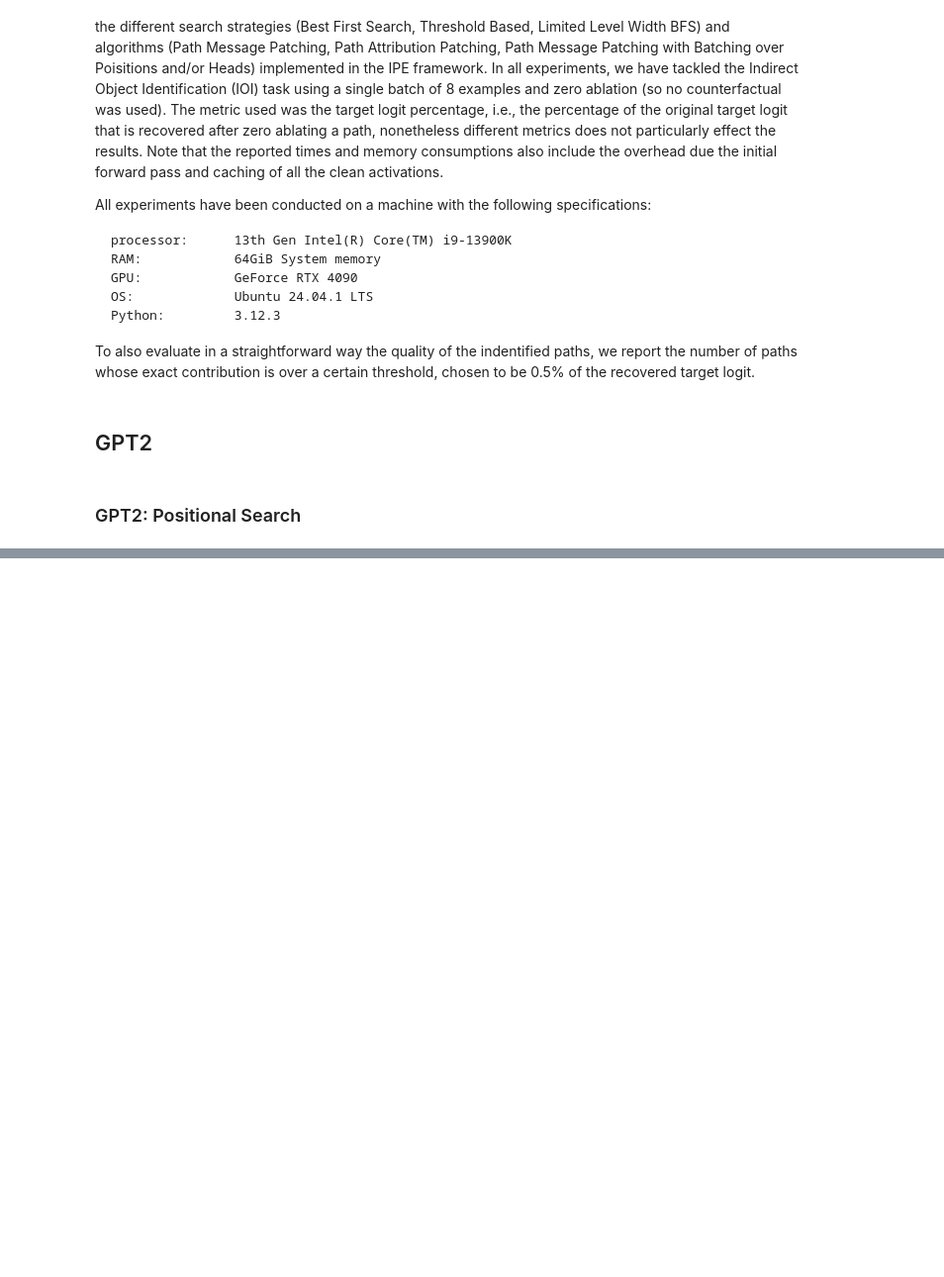
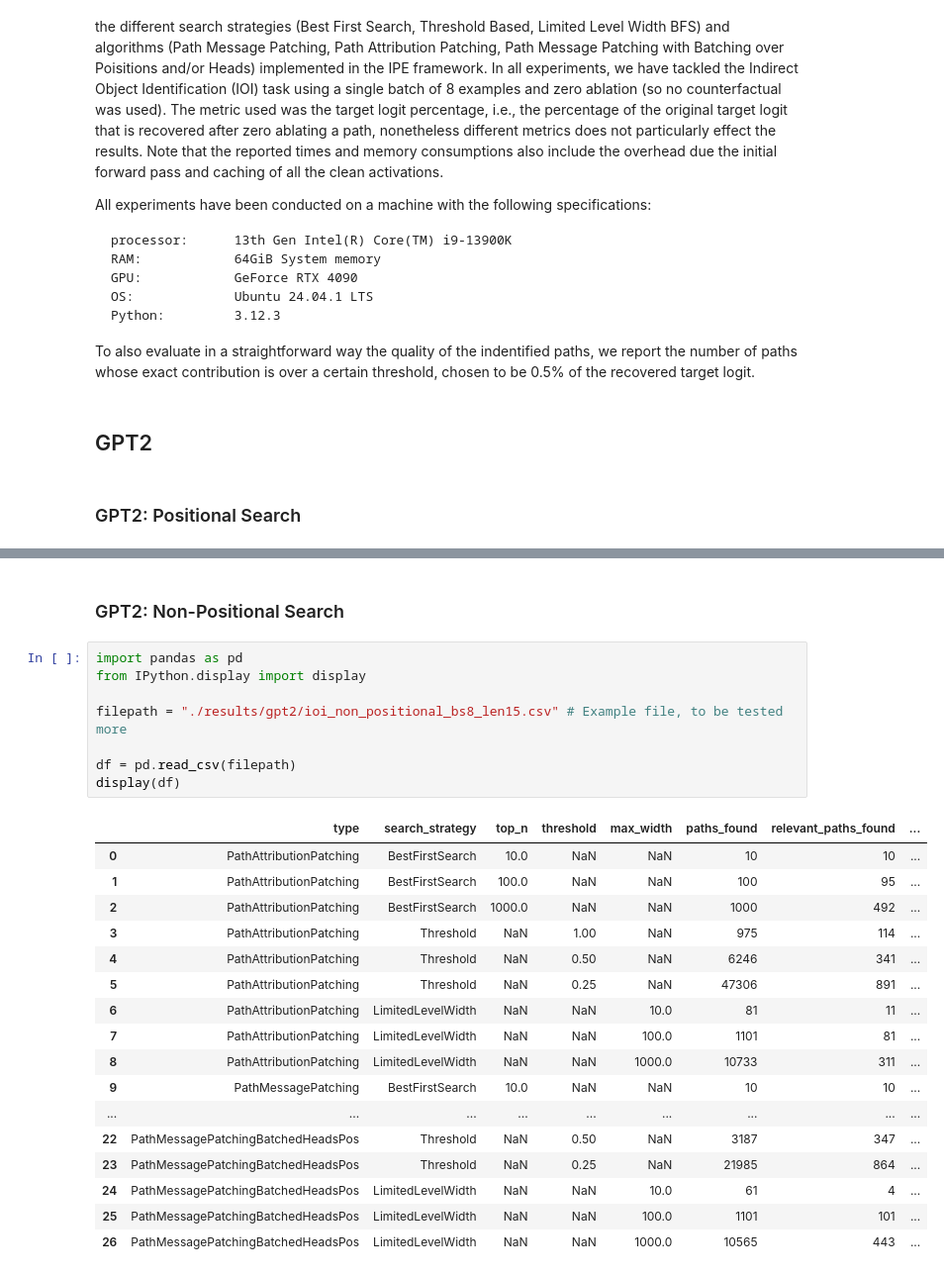
Before and after one commit to andreac01/IPE-LatentCircuitIdentification, a Jupyter notebook: experiments/resource_consumption/result_visualization.ipynb, the cells around one changed output, grey strips where cells are left out. Shown: that part at 99% size. Saved outputs shown, nothing was run; the diff lists cells and outputs as text; blank space fills up the shorter version.

```diff
--- a/experiments/resource_consumption/result_visualization.ipynb
+++ b/experiments/resource_consumption/result_visualization.ipynb
@@ -67,0 +68,28 @@ plot_search_strategy_results(
+# %% [markdown]
+### GPT2: Non-Positional Search
+# %%
+import pandas as pd
+from IPython.display import display
+
+filepath = "./results/gpt2/ioi_non_positional_bs8_len15.csv" # Example file, to be tested more
+
+df = pd.read_csv(filepath)
+display(df)
+# %% [output]
+|  | type | search_strategy | top_n | threshold | max_width | paths_found | relevant_paths_found | ... |
+| 0 | PathAttributionPatching | BestFirstSearch | 10.0 | NaN | NaN | 10 | 10 | ... |
+| 1 | PathAttributionPatching | BestFirstSearch | 100.0 | NaN | NaN | 100 | 95 | ... |
+| 2 | PathAttributionPatching | BestFirstSearch | 1000.0 | NaN | NaN | 1000 | 492 | ... |
+| 3 | PathAttributionPatching | Threshold | NaN | 1.00 | NaN | 975 | 114 | ... |
+| 4 | PathAttributionPatching | Threshold | NaN | 0.50 | NaN | 6246 | 341 | ... |
+| 5 | PathAttributionPatching | Threshold | NaN | 0.25 | NaN | 47306 | 891 | ... |
+| 6 | PathAttributionPatching | LimitedLevelWidth | NaN | NaN | 10.0 | 81 | 11 | ... |
+| 7 | PathAttributionPatching | LimitedLevelWidth | NaN | NaN | 100.0 | 1101 | 81 | ... |
+| 8 | PathAttributionPatching | LimitedLevelWidth | NaN | NaN | 1000.0 | 10733 | 311 | ... |
+| 9 | PathMessagePatching | BestFirstSearch | 10.0 | NaN | NaN | 10 | 10 | ... |
+| ... | ... | ... | ... | ... | ... | ... | ... | ... |
+| 22 | PathMessagePatchingBatchedHeadsPos | Threshold | NaN | 0.50 | NaN | 3187 | 347 | ... |
+| 23 | PathMessagePatchingBatchedHeadsPos | Threshold | NaN | 0.25 | NaN | 21985 | 864 | ... |
+| 24 | PathMessagePatchingBatchedHeadsPos | LimitedLevelWidth | NaN | NaN | 10.0 | 61 | 4 | ... |
+| 25 | PathMessagePatchingBatchedHeadsPos | LimitedLevelWidth | NaN | NaN | 100.0 | 1101 | 101 | ... |
+| 26 | PathMessagePatchingBatchedHeadsPos | LimitedLevelWidth | NaN | NaN | 1000.0 | 10565 | 443 | ... |
```
Also changed, not shown: parts of 3 cells of this notebook, 3 other files.
